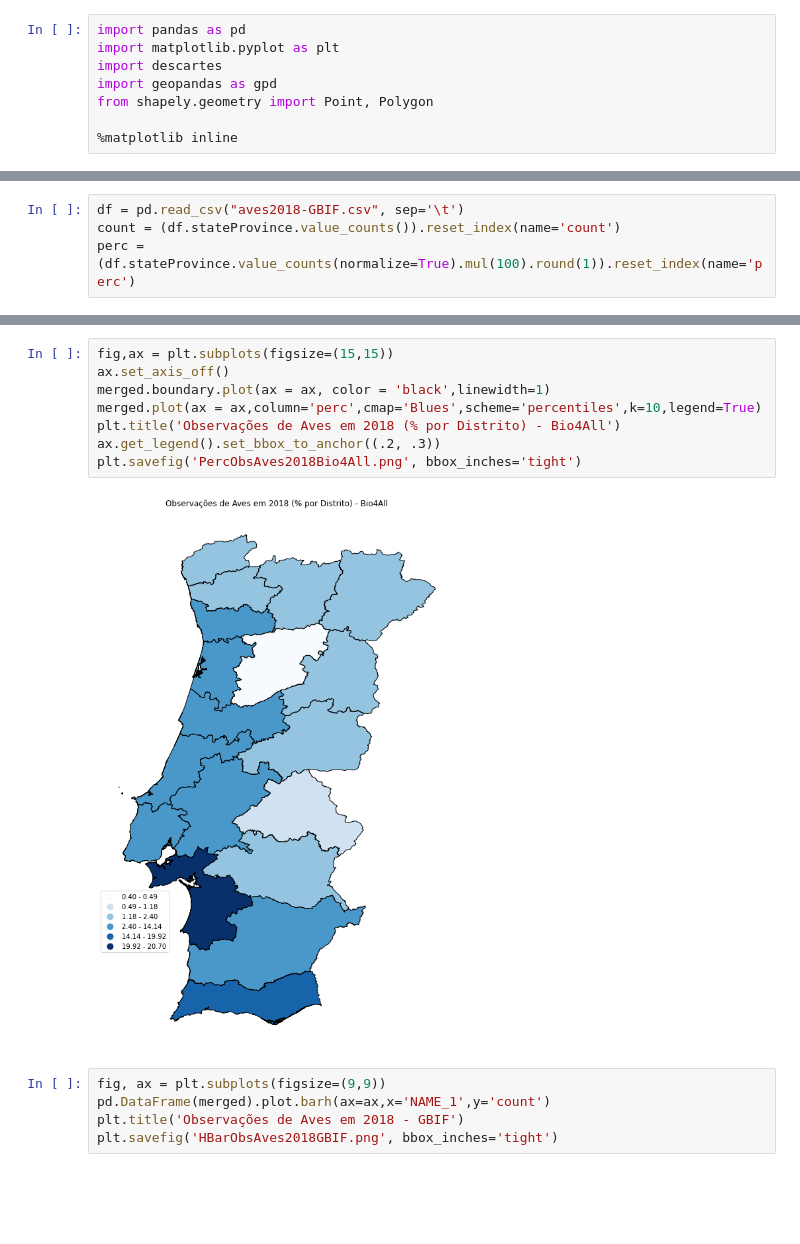
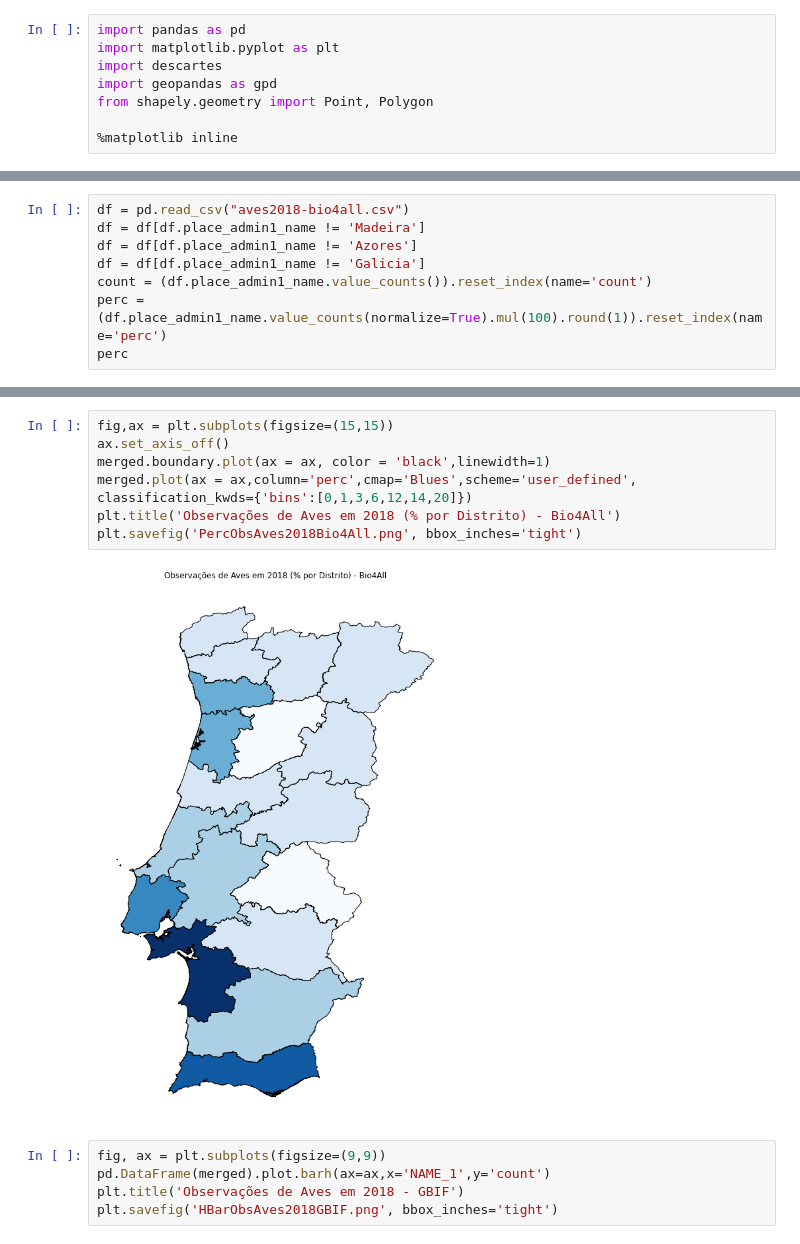
Before and after one commit to joaoalvescm/DataScience-CitizenScience, a Jupyter notebook: Data & Code/PercPDistrito.ipynb, the cells around one changed output, grey strips where cells are left out. Saved outputs shown, nothing was run; the diff lists cells and outputs as text; blank space fills up the shorter version.

```diff
--- a/Data & Code/PercPDistrito.ipynb
+++ b/Data & Code/PercPDistrito.ipynb
@@ -31,4 +12,8 @@ portugal
 # %%
-df = pd.read_csv("aves2018-GBIF.csv", sep='\t')
-count = (df.stateProvince.value_counts()).reset_index(name='count')
-perc = (df.stateProvince.value_counts(normalize=True).mul(100).round(1)).reset_index(name='perc')
+df = pd.read_csv("aves2018-bio4all.csv")
+df = df[df.place_admin1_name != 'Madeira']
+df = df[df.place_admin1_name != 'Azores']
+df = df[df.place_admin1_name != 'Galicia']
+count = (df.place_admin1_name.value_counts()).reset_index(name='count')
+perc = (df.place_admin1_name.value_counts(normalize=True).mul(100).round(1)).reset_index(name='perc')
+perc
@@ -46,13 +49,12 @@ merged.head()
 # %%
 fig,ax = plt.subplots(figsize=(15,15))
 ax.set_axis_off()
 merged.boundary.plot(ax = ax, color = 'black',linewidth=1)
-merged.plot(ax = ax,column='perc',cmap='Blues',scheme='percentiles',k=10,legend=True)
+merged.plot(ax = ax,column='perc',cmap='Blues',scheme='user_defined', classification_kwds={'bins':[0,1,3,6,12,14,20]})
 plt.title('Observações de Aves em 2018 (% por Distrito) - Bio4All')
-ax.get_legend().set_bbox_to_anchor((.2, .3))
 plt.savefig('PercObsAves2018Bio4All.png', bbox_inches='tight')
 # %% [output]
-[figure, old version]
+[figure, new version]
 # %%
 fig, ax = plt.subplots(figsize=(9,9))
 pd.DataFrame(merged).plot.barh(ax=ax,x='NAME_1',y='count')
```
Also changed, not shown: parts of 2 cells of this notebook, 10 other files.
